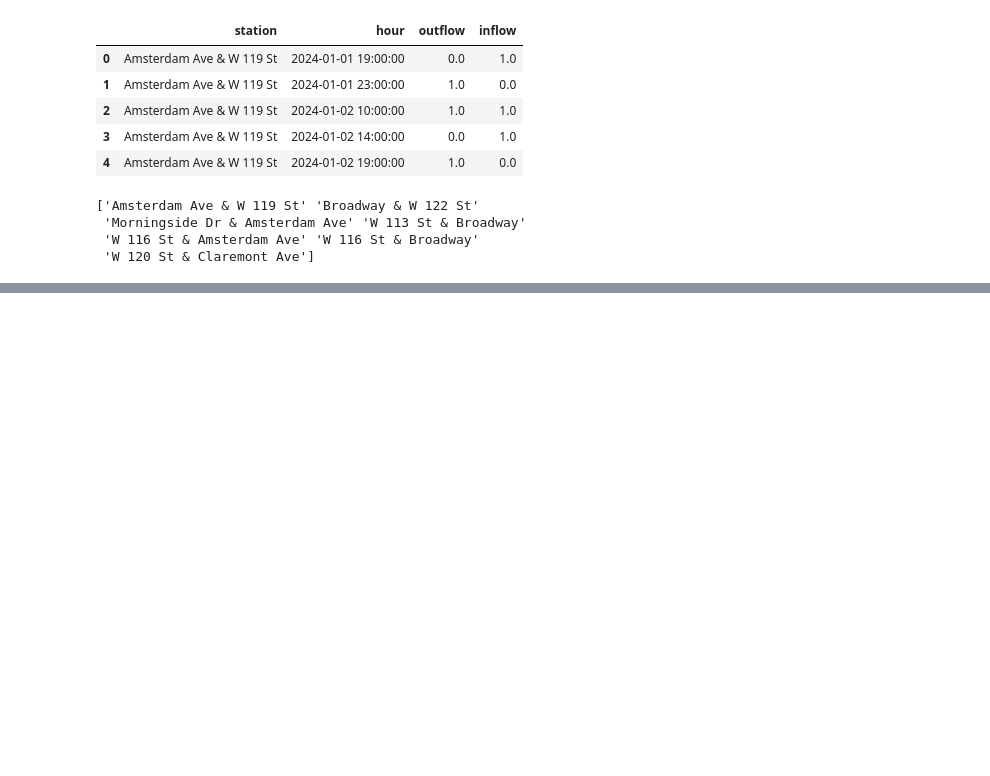
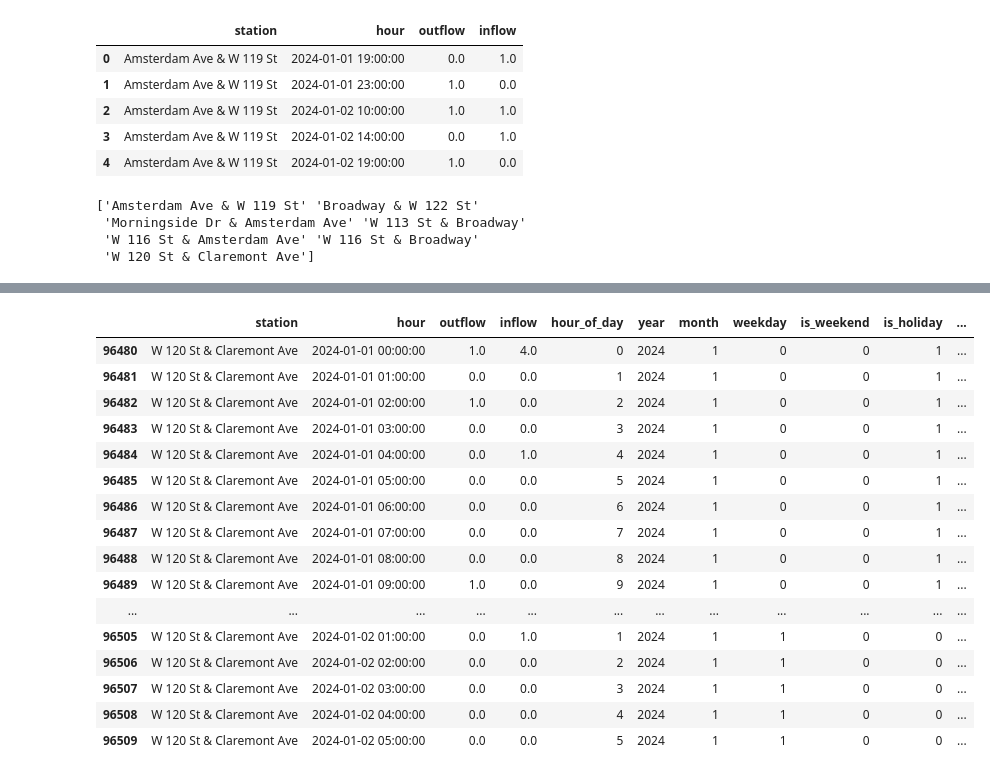
Before and after one commit to andrewsuh98/da-project-citibike, a Jupyter notebook: notebooks/EDA_component.ipynb, the cells around one changed output, grey strips where cells are left out. Cells and saved outputs as stored; diff of their text form; code cells hidden in the pictures; blank space fills up the shorter version.

```diff
--- a/notebooks/EDA_component.ipynb
+++ b/notebooks/EDA_component.ipynb
@@ -236,0 +247,3 @@ outflow_df[outflow_df["is_holiday"] == 1].sample(3)
+# %%
+#Data are already sorted but lets make sure
+hourly_df = hourly_df.sort_values(["station", "hour"]).reset_index(drop=True)
@@ -236,0 +252,30 @@ outflow_df[outflow_df["is_holiday"] == 1].sample(3)
+# %%
+# Add simple lag features
+#Previous day same hour
+hourly_df["inflow_lag_24"] = hourly_df.groupby("station")["inflow"].shift(24) #careful not to shift station to another station effect so we groupby station as well
+hourly_df["outflow_lag_24"] = hourly_df.groupby("station")["outflow"].shift(24)
+
+#Previous week same hour
+hourly_df["inflow_lag_168"] = hourly_df.groupby("station")["inflow"].shift(168)
+hourly_df["outflow_lag_168"] = hourly_df.groupby("station")["outflow"].shift(168)
+# %%
+#Sanity check
+hourly_df[hourly_df["station"] == "W 120 St & Claremont Ave"].head(30)
+# %% [output]
+|  | station | hour | outflow | inflow | hour_of_day | year | month | weekday | is_weekend | is_holiday | ... |
+| 96480 | W 120 St & Claremont Ave | 2024-01-01 00:00:00 | 1.0 | 4.0 | 0 | 2024 | 1 | 0 | 0 | 1 | ... |
+| 96481 | W 120 St & Claremont Ave | 2024-01-01 01:00:00 | 0.0 | 0.0 | 1 | 2024 | 1 | 0 | 0 | 1 | ... |
+| 96482 | W 120 St & Claremont Ave | 2024-01-01 02:00:00 | 1.0 | 0.0 | 2 | 2024 | 1 | 0 | 0 | 1 | ... |
+| 96483 | W 120 St & Claremont Ave | 2024-01-01 03:00:00 | 0.0 | 0.0 | 3 | 2024 | 1 | 0 | 0 | 1 | ... |
+| 96484 | W 120 St & Claremont Ave | 2024-01-01 04:00:00 | 0.0 | 1.0 | 4 | 2024 | 1 | 0 | 0 | 1 | ... |
+| 96485 | W 120 St & Claremont Ave | 2024-01-01 05:00:00 | 0.0 | 0.0 | 5 | 2024 | 1 | 0 | 0 | 1 | ... |
+| 96486 | W 120 St & Claremont Ave | 2024-01-01 06:00:00 | 0.0 | 0.0 | 6 | 2024 | 1 | 0 | 0 | 1 | ... |
+| 96487 | W 120 St & Claremont Ave | 2024-01-01 07:00:00 | 0.0 | 0.0 | 7 | 2024 | 1 | 0 | 0 | 1 | ... |
+| 96488 | W 120 St & Claremont Ave | 2024-01-01 08:00:00 | 0.0 | 0.0 | 8 | 2024 | 1 | 0 | 0 | 1 | ... |
+| 96489 | W 120 St & Claremont Ave | 2024-01-01 09:00:00 | 1.0 | 0.0 | 9 | 2024 | 1 | 0 | 0 | 1 | ... |
+| ... | ... | ... | ... | ... | ... | ... | ... | ... | ... | ... | ... |
+| 96505 | W 120 St & Claremont Ave | 2024-01-02 01:00:00 | 0.0 | 1.0 | 1 | 2024 | 1 | 1 | 0 | 0 | ... |
+| 96506 | W 120 St & Claremont Ave | 2024-01-02 02:00:00 | 0.0 | 0.0 | 2 | 2024 | 1 | 1 | 0 | 0 | ... |
+| 96507 | W 120 St & Claremont Ave | 2024-01-02 03:00:00 | 0.0 | 0.0 | 3 | 2024 | 1 | 1 | 0 | 0 | ... |
+| 96508 | W 120 St & Claremont Ave | 2024-01-02 04:00:00 | 0.0 | 0.0 | 4 | 2024 | 1 | 1 | 0 | 0 | ... |
+| 96509 | W 120 St & Claremont Ave | 2024-01-02 05:00:00 | 0.0 | 0.0 | 5 | 2024 | 1 | 1 | 0 | 0 | ... |
```
Also changed, not shown: parts of 16 cells of this notebook.
